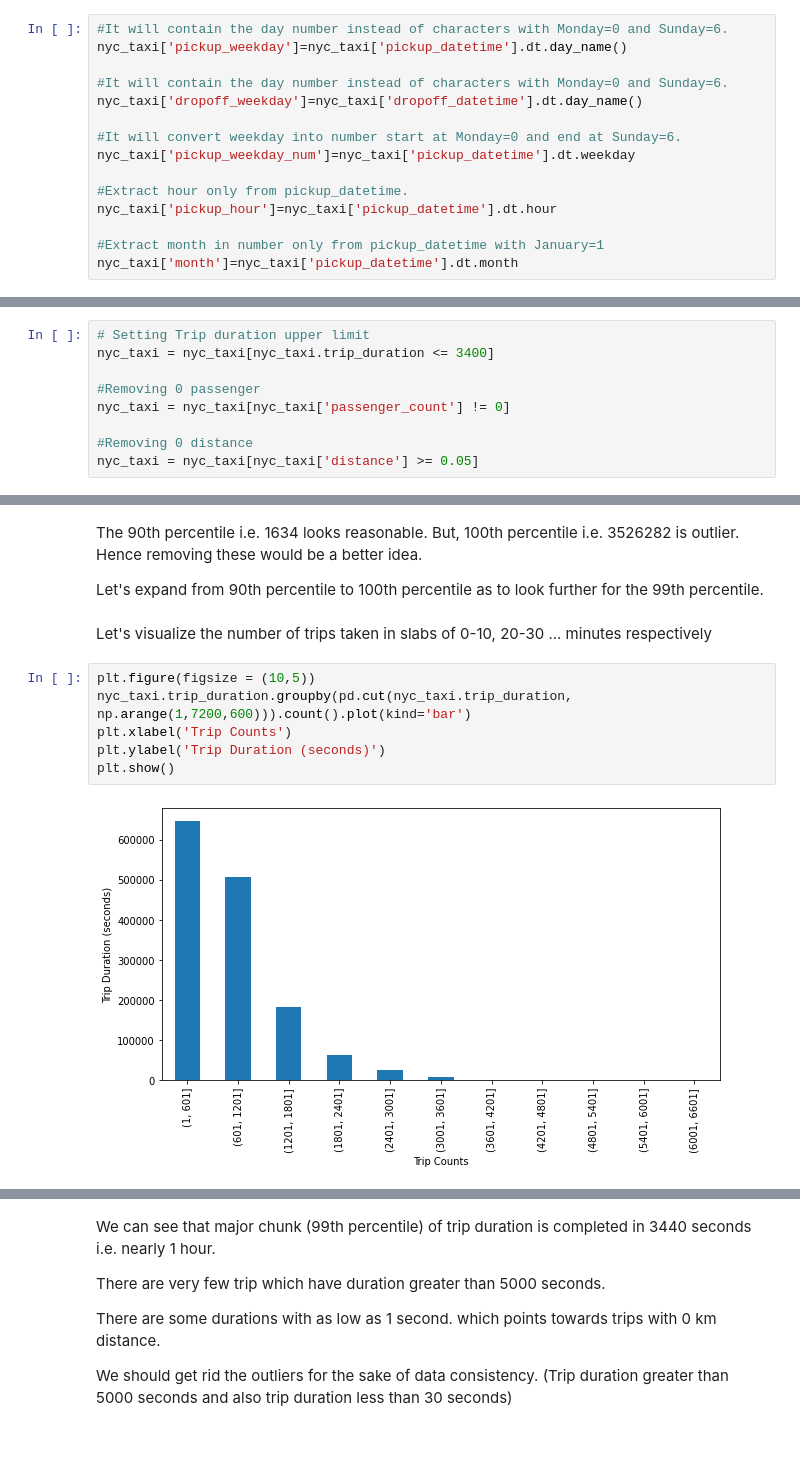
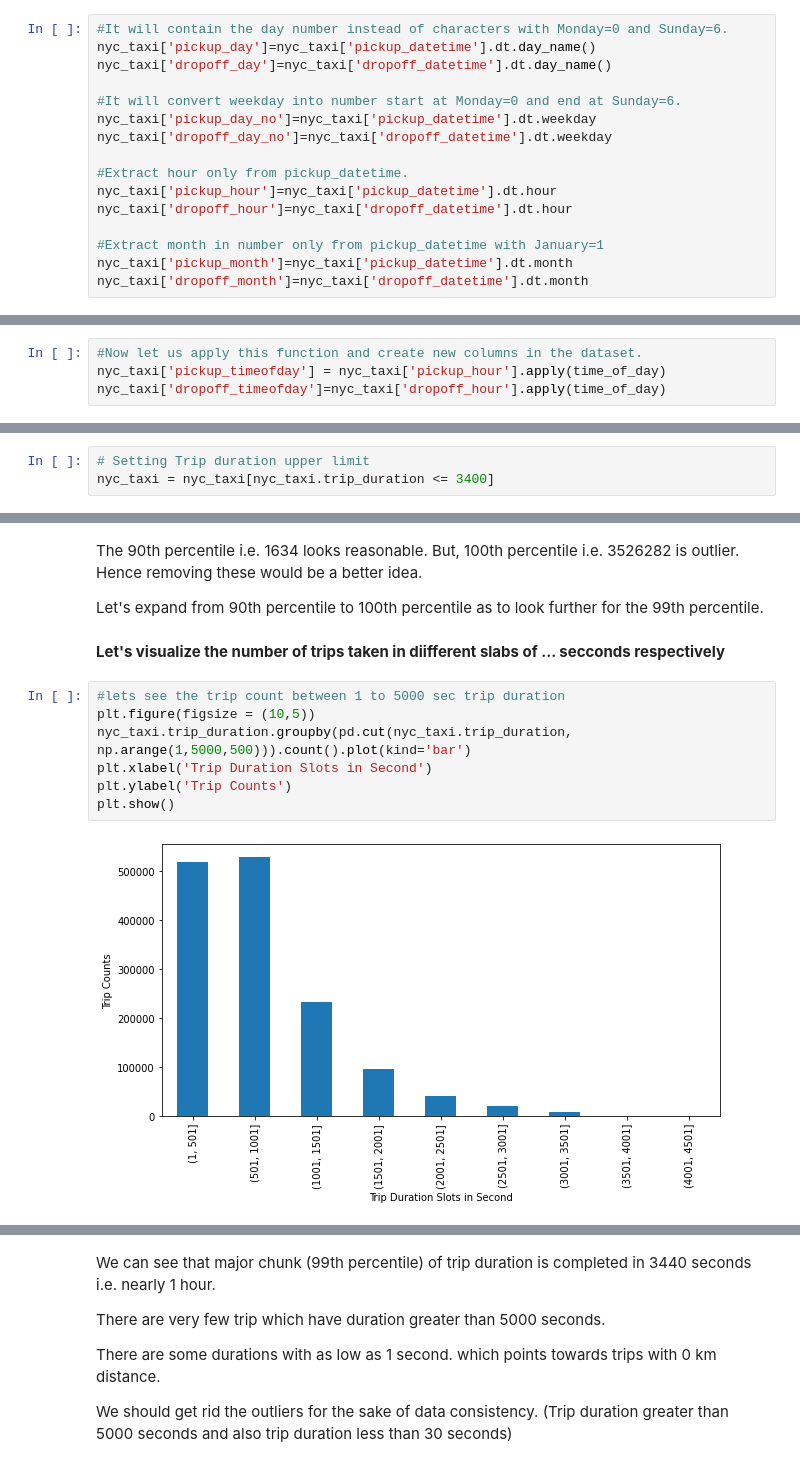
Before and after one commit to yaman9675/NYC-Taxi-Trip-Time-Prediction, a Jupyter notebook: Yaman_NYC_Taxi_Trip_Time_Prediction_Capstone_Project.ipynb, the cells around one changed output, grey strips where cells are left out. Drawn from its saved outputs; the diff is of its cells as text.

```diff
--- a/Yaman_NYC_Taxi_Trip_Time_Prediction_Capstone_Project.ipynb
+++ b/Yaman_NYC_Taxi_Trip_Time_Prediction_Capstone_Project.ipynb
@@ -179,15 +235,16 @@ Now, let us extract and create new features from this datetime features we just
 # %%
 #It will contain the day number instead of characters with Monday=0 and Sunday=6.
-nyc_taxi['pickup_weekday']=nyc_taxi['pickup_datetime'].dt.day_name()
-
-#It will contain the day number instead of characters with Monday=0 and Sunday=6.
-nyc_taxi['dropoff_weekday']=nyc_taxi['dropoff_datetime'].dt.day_name()
+nyc_taxi['pickup_day']=nyc_taxi['pickup_datetime'].dt.day_name()
+nyc_taxi['dropoff_day']=nyc_taxi['dropoff_datetime'].dt.day_name()
 
 #It will convert weekday into number start at Monday=0 and end at Sunday=6.
-nyc_taxi['pickup_weekday_num']=nyc_taxi['pickup_datetime'].dt.weekday
+nyc_taxi['pickup_day_no']=nyc_taxi['pickup_datetime'].dt.weekday
+nyc_taxi['dropoff_day_no']=nyc_taxi['dropoff_datetime'].dt.weekday
 
 #Extract hour only from pickup_datetime.
 nyc_taxi['pickup_hour']=nyc_taxi['pickup_datetime'].dt.hour
+nyc_taxi['dropoff_hour']=nyc_taxi['dropoff_datetime'].dt.hour
 
 #Extract month in number only from pickup_datetime with January=1
-nyc_taxi['month']=nyc_taxi['pickup_datetime'].dt.month
+nyc_taxi['pickup_month']=nyc_taxi['pickup_datetime'].dt.month
+nyc_taxi['dropoff_month']=nyc_taxi['dropoff_datetime'].dt.month
@@ -222,0 +307,4 @@ nyc_taxi['speed'] = (nyc_taxi.distance*3600/(nyc_taxi.trip_duration))
+# %%
+#Now let us apply this function and create new columns in the dataset.
+nyc_taxi['pickup_timeofday'] = nyc_taxi['pickup_hour'].apply(time_of_day)
+nyc_taxi['dropoff_timeofday']=nyc_taxi['dropoff_hour'].apply(time_of_day)
@@ -326,9 +423,3 @@ print("100 percentile value is ",duration[-1])
 # %%
 # Setting Trip duration upper limit
 nyc_taxi = nyc_taxi[nyc_taxi.trip_duration <= 3400]
-
-#Removing 0 passenger
-nyc_taxi = nyc_taxi[nyc_taxi['passenger_count'] != 0]
-
-#Removing 0 distance
-nyc_taxi = nyc_taxi[nyc_taxi['distance'] >= 0.05]
@@ -379,12 +461,13 @@ The 90th percentile i.e. 1634 looks reasonable. But, 100th percentile i.e. 35262
 
 Let's expand from 90th percentile to 100th percentile as to look further for the 99th percentile.
 # %% [markdown]
-Let's visualize the number of trips taken in slabs of 0-10, 20-30 ... minutes respectively
+**Let's visualize the number of trips taken in diifferent slabs of ... secconds respectively**
 # %%
+#lets see the trip count between 1 to 5000 sec trip duration
 plt.figure(figsize = (10,5))
-nyc_taxi.trip_duration.groupby(pd.cut(nyc_taxi.trip_duration, np.arange(1,7200,600))).count().plot(kind='bar')
-plt.xlabel('Trip Counts')
-plt.ylabel('Trip Duration (seconds)')
+nyc_taxi.trip_duration.groupby(pd.cut(nyc_taxi.trip_duration, np.arange(1,5000,500))).count().plot(kind='bar')
+plt.xlabel('Trip Duration Slots in Second')
+plt.ylabel('Trip Counts')
 plt.show()
 # %% [output]
-[figure, old version]
+[figure, new version]
```
Also changed, not shown: parts of 251 cells of this notebook.
